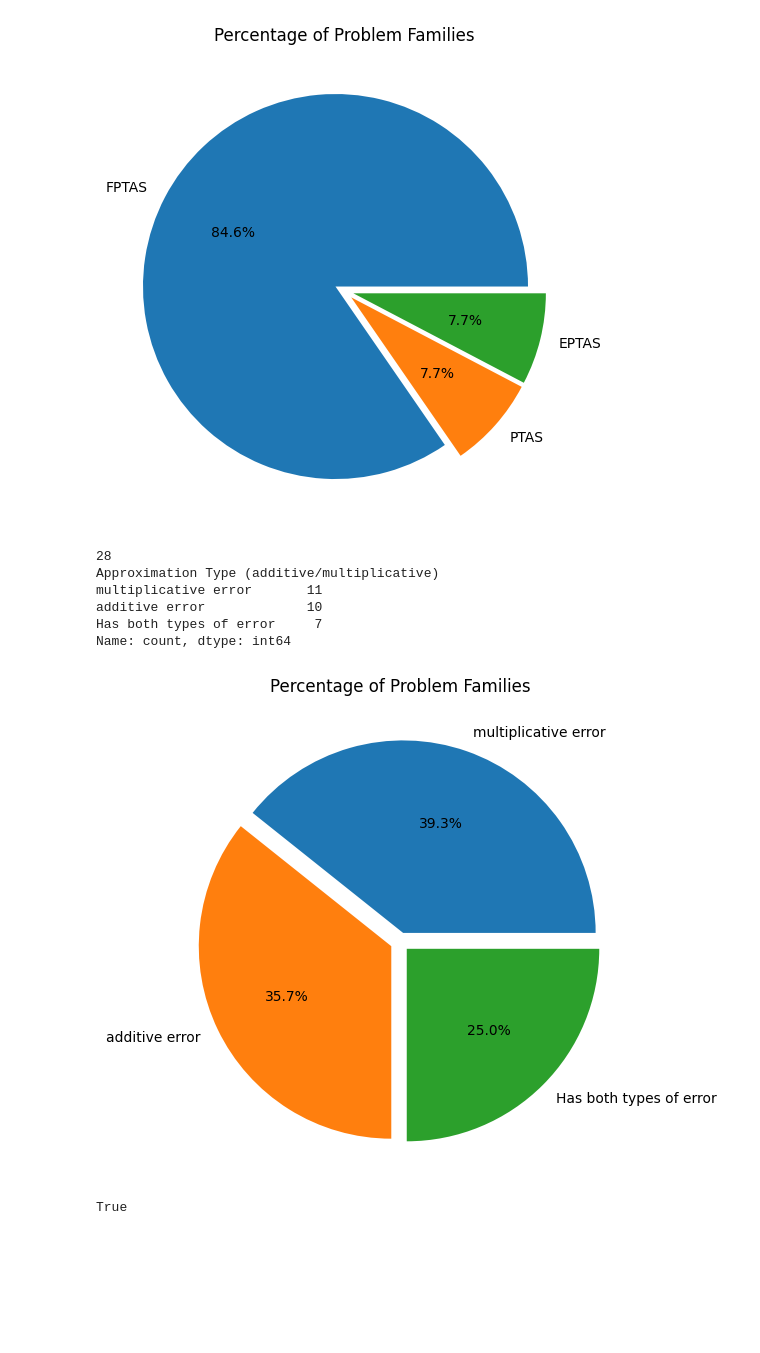
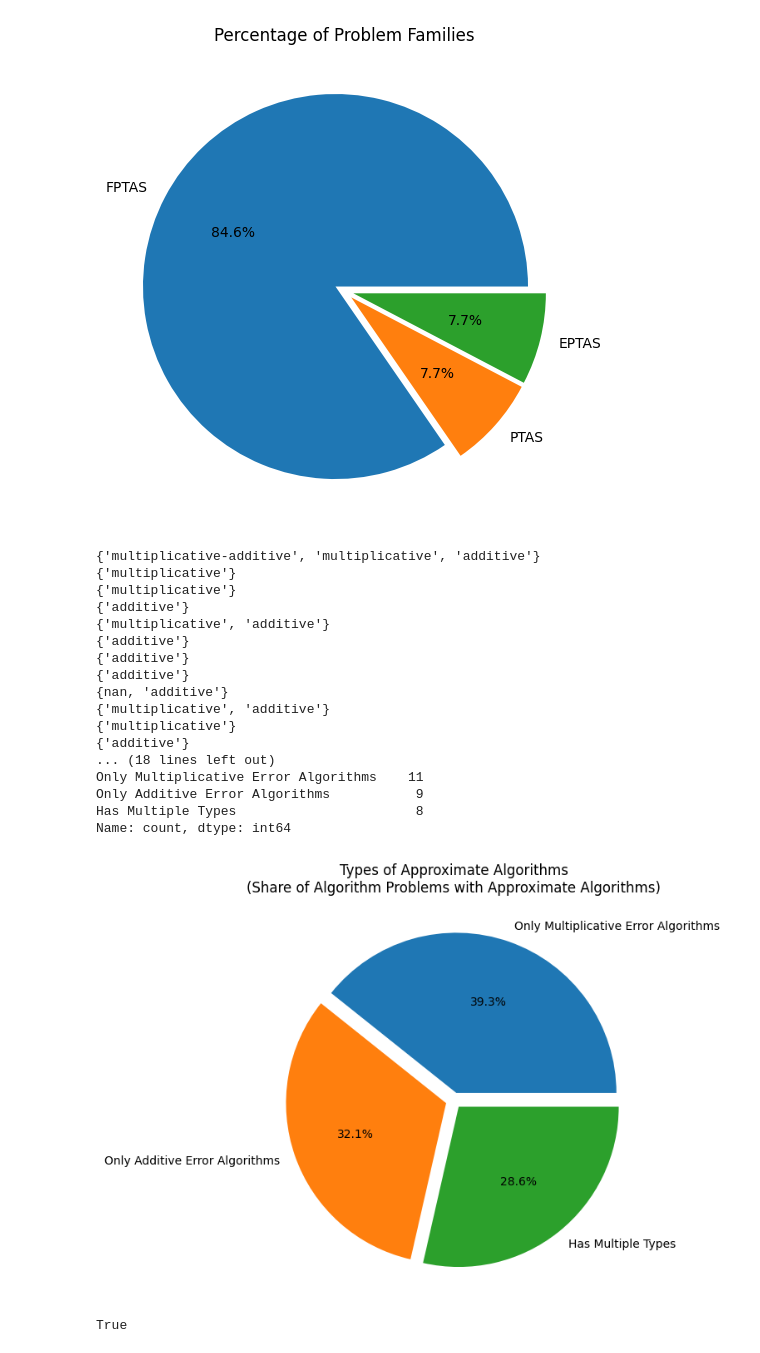
Before and after one commit to andrewlucasgs/approximation-algorithms, a Jupyter notebook: family_type_of_ptas copy.ipynb, the cells around one changed output. Cells and saved outputs as stored; diff of their text form; code cells hidden in the pictures; blank space fills up the shorter version.

```diff
--- a/family_type_of_ptas copy.ipynb
+++ b/family_type_of_ptas copy.ipynb
@@ -242,7 +242,7 @@ data = approximation_algorithms.copy()
 data['Type of PTAS (if PTAS)'] = data.groupby('Family Name')['Type of PTAS (if PTAS)'].transform(
     lambda x: 'Arbitrarily close' if 'PTAS' in x.values else (
         'Arbitrarily close' if 'Additive Epsilon Error' in x.values else (
-            'Not Arbitrarily close' if 'parameterized, not arbitrarily small' in x.values else 'Not Arbitrarily close'
+            'Not arbitrarily close' if 'parameterized, not arbitrarily small' in x.values else 'Not arbitrarily close'
         )
     )
 )
@@ -253,11 +253,11 @@ data = data.drop_duplicates(subset=['Family Name', 'Type of PTAS (if PTAS)'])
 # sort by type of PTAS
 data.sort_values(by='Type of PTAS (if PTAS)', inplace=True)
 
-colors = ['#5975A4', '#DD4444']
+colors = ['#088208', 'gray']
 
 # reoder slices
 data['Type of PTAS (if PTAS)'] = pd.Categorical(
-    data['Type of PTAS (if PTAS)'], ['Arbitrarily close','Not Arbitrarily close'])
+    data['Type of PTAS (if PTAS)'], ['Arbitrarily close','Not arbitrarily close'])
 
 
 
@@ -271,7 +271,7 @@ explode = (0.1, 0,)
 
 wedges, texts, percs = ax.pie(
     data,
-    autopct='%1.1f%%',
+    autopct='%1.0f%%',
     labels=[l for l in data.index],
     colors=colors,
     startangle=0
@@ -293,7 +293,9 @@ for group in groups:
 ax.autoscale(True)
 
 
-plt.text(0, 1.3, 'Percentage of Problem Families by Type of Parameterization', color='black', fontsize=12, ha='center')
+plt.text(0, 1.3, 'How Close to Optimal/Exact can Approximation Algorithms Get?\n(Share of Algorithm Problems with Approximate Algorithms)', color='black', fontsize=12, ha='center')
+
+plt.savefig('figures/how-close-to-optimal-can-approximation-algorithms-get.png', bbox_inches='tight')
 
 plt.show()
 
@@ -476,14 +478,16 @@ data = approximation_algorithms.copy()
 
 
 def get_type_of_ptas(x):
-    if ('multiplicative' in x.values and 'additive' in x.values) or 'multiplicative-additive' in x.values:
-        return 'Has both types of error'
-    elif 'additive' in x.values:
-        return 'additive error'
-    elif 'multiplicative' in x.values:
-        return 'multiplicative error'
+    error_types = set(x.values)
+    print(error_types)
+    if error_types == {'additive'}:
+        return 'Only Additive Error Algorithms'
+    elif error_types == {'multiplicative'}:
+        return 'Only Multiplicative Error Algorithms'
+    elif error_types == {'multiplicative-additive'}:
+        return 'Only Multiplicative-Additive Error Algorithms'
     else:
-        return 'No approximation'
+        return 'Has Multiple Types'
 data['Approximation Type (additive/multiplicative)'] = data.groupby('Family Name')['Approximation Type (additive/multiplicative)'].transform(get_type_of_ptas)
 
 data = data.drop_duplicates(subset=['Family Name', 'Approximation Type (additive/multiplicative)'])
@@ -501,40 +505,53 @@ fig, ax = plt.subplots(figsize=(10, 6))
 # pie chart with first 2 slices exploded together
 explode = (0.1, 0, 0)
 
 wedges, texts, percs = ax.pie(
     data,
     autopct='%1.1f%%',
     labels=[l for l in data.index],
     startangle=0
 )
 
 # margin top
 ax.margins(0.1)
 
 groups = [[0], [1], [2]]
 
 radfraction = 0.05
 for group in groups:
     ang = np.deg2rad((wedges[group[-1]].theta2 + wedges[group[0]].theta1) / 2)
     for j in group:
         center = radfraction * wedges[j].r * np.array([np.cos(ang), np.sin(ang)])
         wedges[j].set_center(center)
         texts[j].set_position(np.array(texts[j].get_position()) + center)
         percs[j].set_position(np.array(percs[j].get_position()) + center)
 ax.autoscale(True)
 
 
-plt.text(0, 1.3, 'Percentage of Problem Families', color='black', fontsize=12, ha='center')
+plt.text(0, 1.3, 'Types of Approximate Algorithms\n(Share of Algorithm Problems with Approximate Algorithms)', color='black', fontsize=12, ha='center')
+
+plt.savefig('figures/types-of-approximate-algorithms.png', bbox_inches='tight')
 
 plt.show()
 # %% [output]
-28
-Approximation Type (additive/multiplicative)
-multiplicative error       11
-additive error             10
-Has both types of error     7
+{'multiplicative-additive', 'multiplicative', 'additive'}
+{'multiplicative'}
+{'multiplicative'}
+{'additive'}
+{'multiplicative', 'additive'}
+{'additive'}
+{'additive'}
+{'additive'}
+{nan, 'additive'}
+{'multiplicative', 'additive'}
+{'multiplicative'}
+{'additive'}
+... (18 lines left out)
+Only Multiplicative Error Algorithms    11
+Only Additive Error Algorithms           9
+Has Multiple Types                       8
 Name: count, dtype: int64
-[figure, old version]
+[figure, new version]
 # %%
 'multiplicative' in 'multiplicative-additive'
 # %% [output]
```
Also changed, not shown: parts of 1 cell of this notebook, 20 other files.
